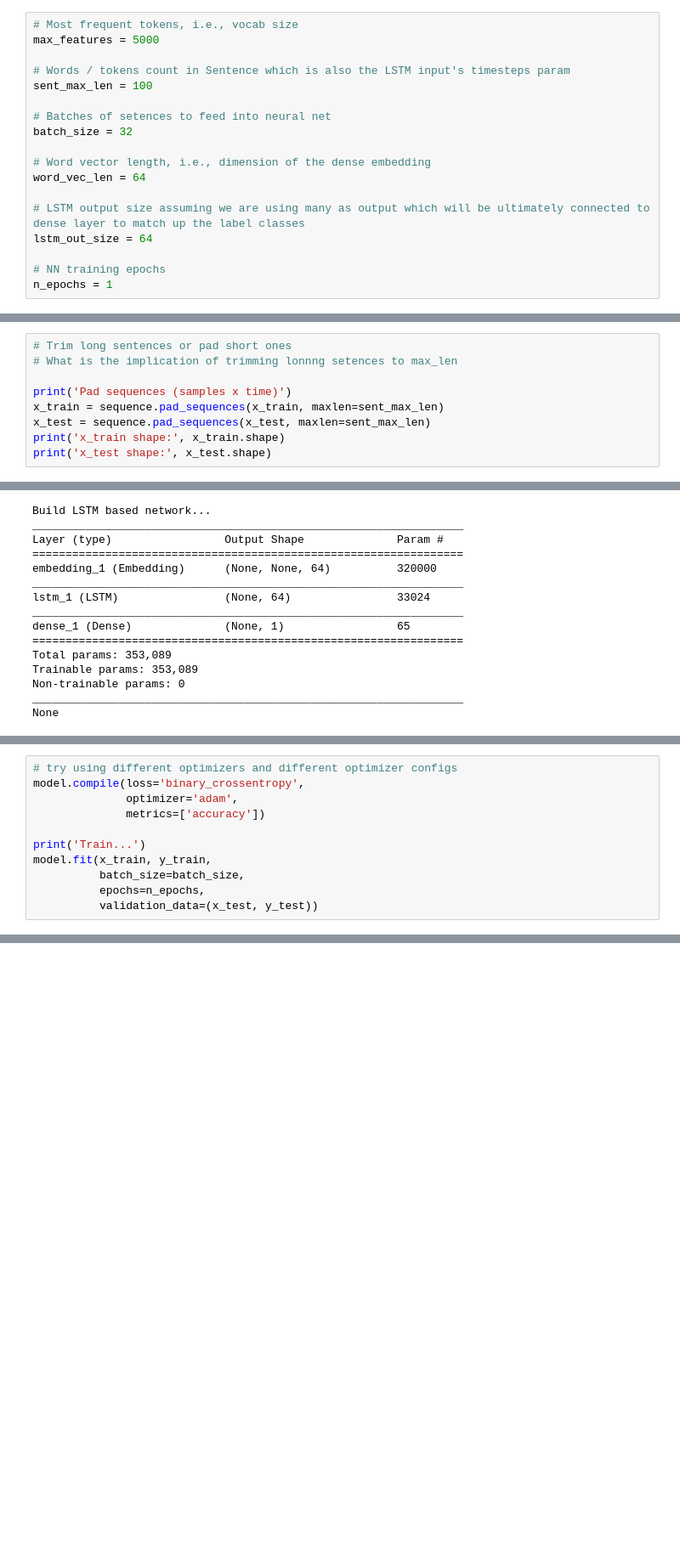
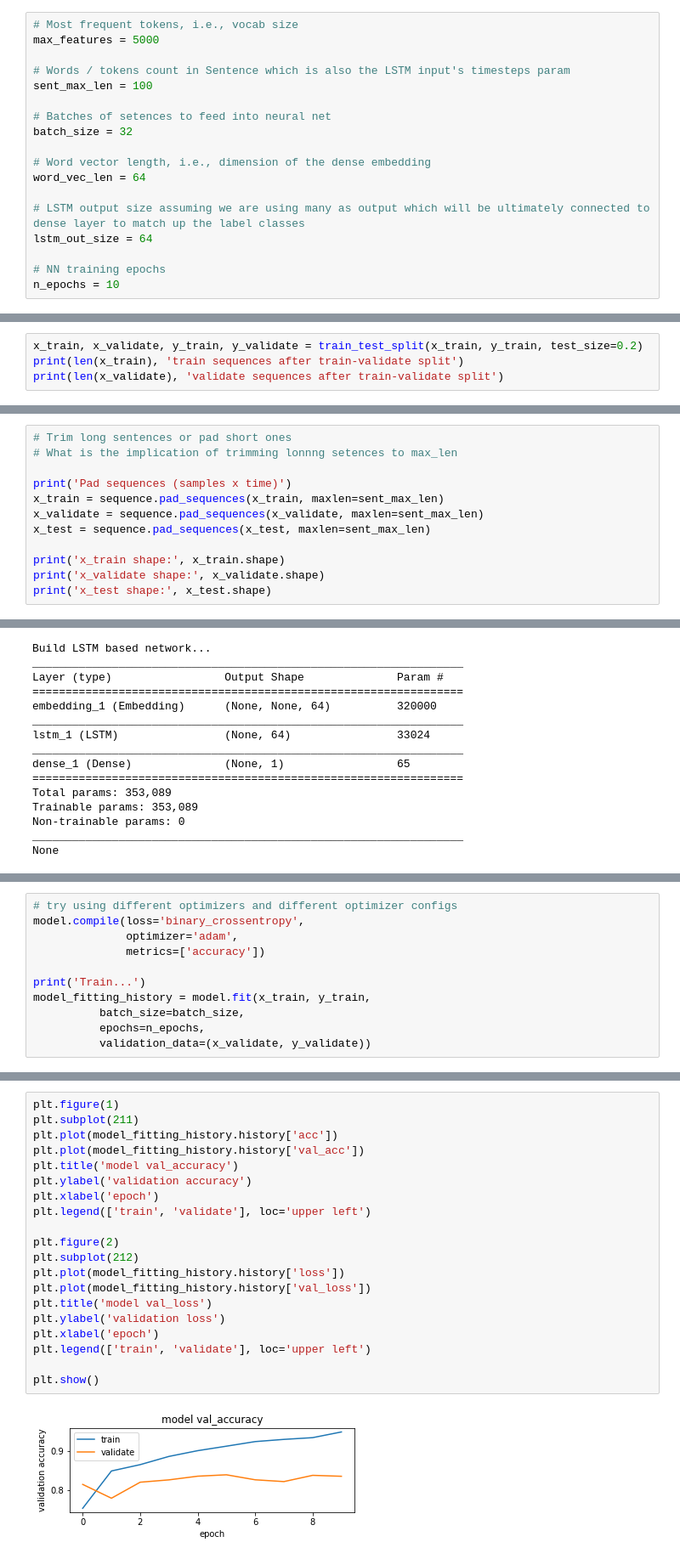
Before and after one commit to sunil4data/sunil4data.github.io, a Jupyter notebook: ai_ml_cloud_bigdata/Keras_LSTM_Imdb_reviews_sentiments.ipynb, the cells around one changed output, grey strips where cells are left out. Shown: that part at 85% size. Cells and saved outputs as stored; diff of their text form; blank space fills up the shorter version.

```diff
--- a/ai_ml_cloud_bigdata/Keras_LSTM_Imdb_reviews_sentiments.ipynb
+++ b/ai_ml_cloud_bigdata/Keras_LSTM_Imdb_reviews_sentiments.ipynb
@@ -71,7 +65,7 @@ word_vec_len = 64
 lstm_out_size = 64
 
 # NN training epochs
-n_epochs = 1
+n_epochs = 10
 # %%
 print('Loading data...')
 
@@ -92,3 +86,7 @@ plt.hist(mylen(x_train), 200)
 plt.show()
 # %% [output]
 [figure]
+# %%
+x_train, x_validate, y_train, y_validate = train_test_split(x_train, y_train, test_size=0.2)
+print(len(x_train), 'train sequences after train-validate split')
+print(len(x_validate), 'validate sequences after train-validate split')
@@ -98,8 +99,11 @@ plt.show()
 
 print('Pad sequences (samples x time)')
 x_train = sequence.pad_sequences(x_train, maxlen=sent_max_len)
+x_validate = sequence.pad_sequences(x_validate, maxlen=sent_max_len)
 x_test = sequence.pad_sequences(x_test, maxlen=sent_max_len)
+
 print('x_train shape:', x_train.shape)
+print('x_validate shape:', x_validate.shape)
 print('x_test shape:', x_test.shape)
 # %% [output]
 Pad sequences (samples x time)
@@ -168,9 +176,9 @@ model.compile(loss='binary_crossentropy',
               metrics=['accuracy'])
 
 print('Train...')
-model.fit(x_train, y_train,
+model_fitting_history = model.fit(x_train, y_train,
           batch_size=batch_size,
           epochs=n_epochs,
-          validation_data=(x_test, y_test))
+          validation_data=(x_validate, y_validate))
 # %% [output]
 Train...
@@ -180,0 +201,22 @@ Epoch 1/1
+# %%
+plt.figure(1)
+plt.subplot(211)
+plt.plot(model_fitting_history.history['acc'])
+plt.plot(model_fitting_history.history['val_acc'])
+plt.title('model val_accuracy')
+plt.ylabel('validation accuracy')
+plt.xlabel('epoch')
+plt.legend(['train', 'validate'], loc='upper left')
+
+plt.figure(2)
+plt.subplot(212)
+plt.plot(model_fitting_history.history['loss'])
+plt.plot(model_fitting_history.history['val_loss'])
+plt.title('model val_loss')
+plt.ylabel('validation loss')
+plt.xlabel('epoch')
+plt.legend(['train', 'validate'], loc='upper left')
+
+plt.show()
+# %% [output]
+[figure, added]
```
Also changed, not shown: parts of 9 cells of this notebook.
